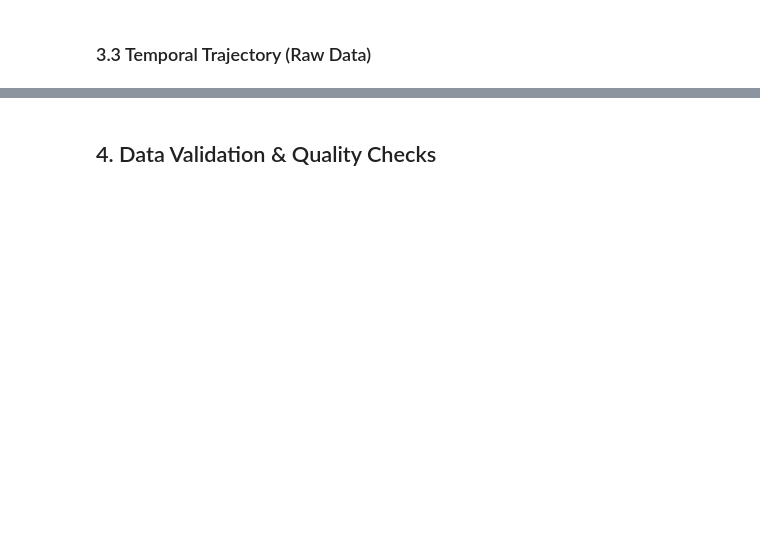
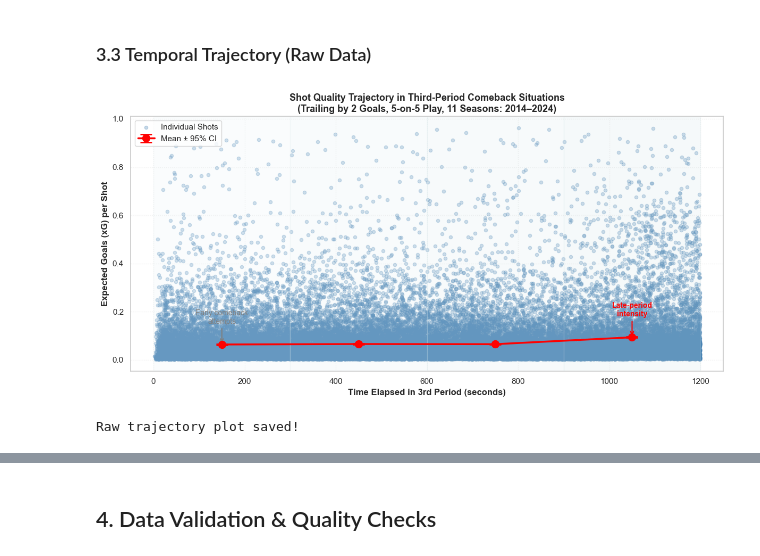
Before and after one commit to cadrianas/GP_regression_Hockey, a Jupyter notebook: notebooks/01_exploration.ipynb, the cells around one changed output, grey strips where cells are left out. Saved outputs shown, nothing was run; the diff lists cells and outputs as text; code cells hidden in the pictures; blank space fills up the shorter version.

```diff
--- a/notebooks/01_exploration.ipynb
+++ b/notebooks/01_exploration.ipynb
@@ -199,0 +373,52 @@ print(f"Visual inspection suggests: potential {'increase' if bin_means[-1] > bin
+# %%
+fig, ax = plt.subplots(figsize=(12, 6))
+
+# Scatter plot
+ax.scatter(comeback_df['time_elapsed_in_period'], comeback_df['xGoal'],
+          alpha=0.3, s=20, color='steelblue', label='Individual Shots')
+
+# Binned means with 95% CI
+bin_info = comeback_df.groupby('time_bin')['xGoal'].agg(['mean', 'std', 'count'])
+bin_info['se'] = bin_info['std'] / np.sqrt(bin_info['count'])
+bin_info['ci_lower'] = bin_info['mean'] - 1.96 * bin_info['se']
+bin_info['ci_upper'] = bin_info['mean'] + 1.96 * bin_info['se']
+
+bin_midpoints = [150, 450, 750, 1050]
+ax.errorbar(bin_midpoints, bin_info['mean'],
+           yerr=[bin_info['mean'] - bin_info['ci_lower'],
+                 bin_info['ci_upper'] - bin_info['mean']],
+           fmt='o-', color='red', linewidth=2.5, markersize=10,
+           capsize=8, capthick=2, label='Mean ± 95% CI', zorder=5)
+
+# Add shaded regions for time windows
+colors_alpha = ['#E8F4F8', '#E0EEF2', '#D8E8EC', '#D0E2E6']
+for i, (start, end, color) in enumerate([(0, 300, colors_alpha[0]),
+                                           (300, 600, colors_alpha[1]),
+                                           (600, 900, colors_alpha[2]),
+                                           (900, 1200, colors_alpha[3])]):
+    ax.axvspan(start, end, alpha=0.2, color=color)
+
+ax.set_xlabel('Time Elapsed in 3rd Period (seconds)', fontsize=12, fontweight='bold')
+ax.set_ylabel('Expected Goals (xG) per Shot', fontsize=12, fontweight='bold')
+ax.set_title('Shot Quality Trajectory in Third-Period Comeback Situations\n(Trailing by 2 Goals, 5-on-5 Play, 11 Seasons: 2014–2024)',
+            fontsize=13, fontweight='bold')
+ax.grid(True, alpha=0.3, linestyle=':')
+ax.legend(loc='upper left', fontsize=11)
+ax.set_xlim(-50, 1250)
+
+# Annotations
+ax.annotate('Early comeback\nattempts', xy=(150, 0.064), xytext=(150, 0.15),
+           arrowprops=dict(arrowstyle='->', color='gray', lw=1.5),
+           fontsize=10, ha='center', color='gray')
+ax.annotate('Late-period\nintensity', xy=(1050, 0.094), xytext=(1050, 0.18),
+           arrowprops=dict(arrowstyle='->', color='red', lw=1.5),
+           fontsize=10, ha='center', color='red', fontweight='bold')
+
+plt.tight_layout()
+plt.savefig(OUTPUT_DIR / '03_raw_trajectory.png', dpi=300, bbox_inches='tight')
+plt.show()
+
+print("Raw trajectory plot saved!")
+# %% [output]
+[figure, added]
+Raw trajectory plot saved!
```
Also changed, not shown: parts of 13 cells of this notebook, 2 other files.
